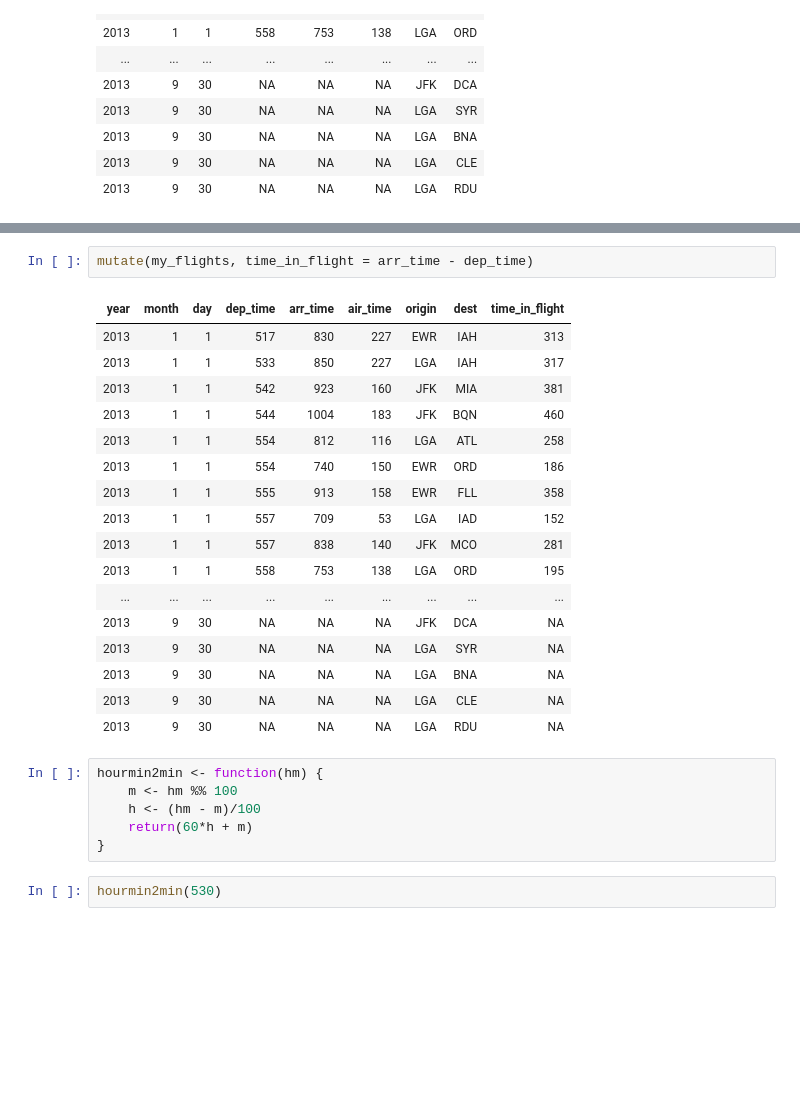
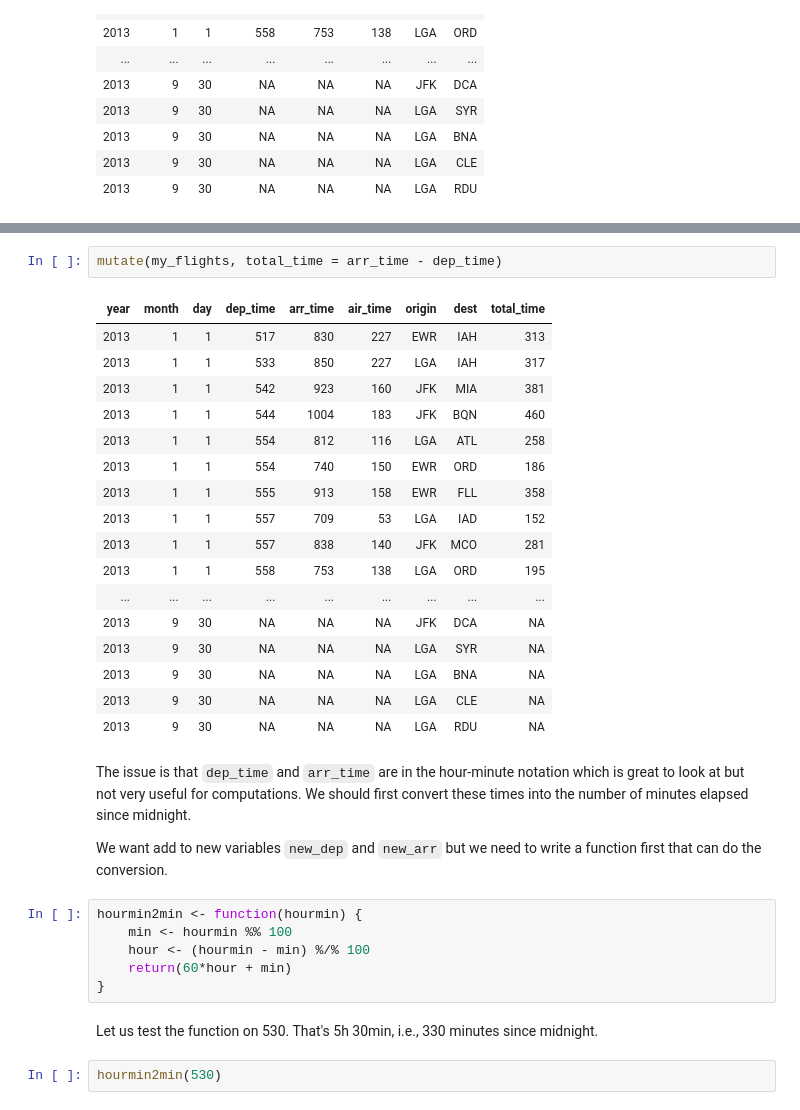
Before and after one commit to ambujtewari/stats306-fall2017, a Jupyter notebook: Lecture05.ipynb, the cells around one changed output, grey strips where cells are left out. Drawn from its saved outputs; the diff is of its cells as text; blank space fills up the shorter version.

```diff
--- a/Lecture05.ipynb
+++ b/Lecture05.ipynb
@@ -43,7 +49,7 @@ lag():    dplyr, stats
 # %%
-mutate(my_flights, time_in_flight = arr_time - dep_time)
+mutate(my_flights, total_time = arr_time - dep_time)
 # %% [output]
-| year | month | day | dep_time | arr_time | air_time | origin | dest | time_in_flight |
+| year | month | day | dep_time | arr_time | air_time | origin | dest | total_time |
 | 2013 | 1 | 1 | 517 | 830 | 227 | EWR | IAH | 313 |
 | 2013 | 1 | 1 | 533 | 850 | 227 | LGA | IAH | 317 |
 | 2013 | 1 | 1 | 542 | 923 | 160 | JFK | MIA | 381 |
@@ -60,12 +66,18 @@ mutate(my_flights, time_in_flight = arr_time - dep_time)
 | 2013 | 9 | 30 | NA | NA | NA | LGA | BNA | NA |
 | 2013 | 9 | 30 | NA | NA | NA | LGA | CLE | NA |
 | 2013 | 9 | 30 | NA | NA | NA | LGA | RDU | NA |
-# %%
-hourmin2min <- function(hm) {
-    m <- hm %% 100
-    h <- (hm - m)/100
-    return(60*h + m)
-}
+# %% [markdown]
+The issue is that `dep_time` and `arr_time` are in the hour-minute notation which is great to look at but not very useful for computations. We should first convert these times into the number of minutes elapsed since midnight.
+
+We want add to new variables `new_dep` and `new_arr` but we need to write a function first that can do the conversion.
+# %%
+hourmin2min <- function(hourmin) {
+    min <- hourmin %% 100
+    hour <- (hourmin - min) %/% 100
+    return(60*hour + min)
+}
+# %% [markdown]
+Let us test the function on 530. That's 5h 30min, i.e., 330 minutes since midnight.
 # %%
 hourmin2min(530)
 # %% [output]
```
Also changed, not shown: parts of 17 cells of this notebook.
